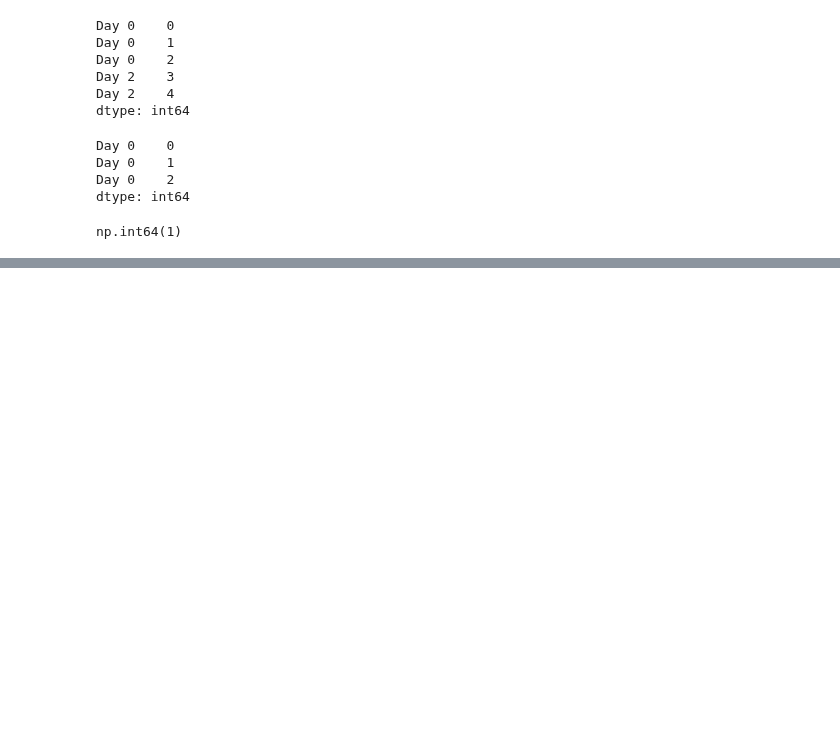
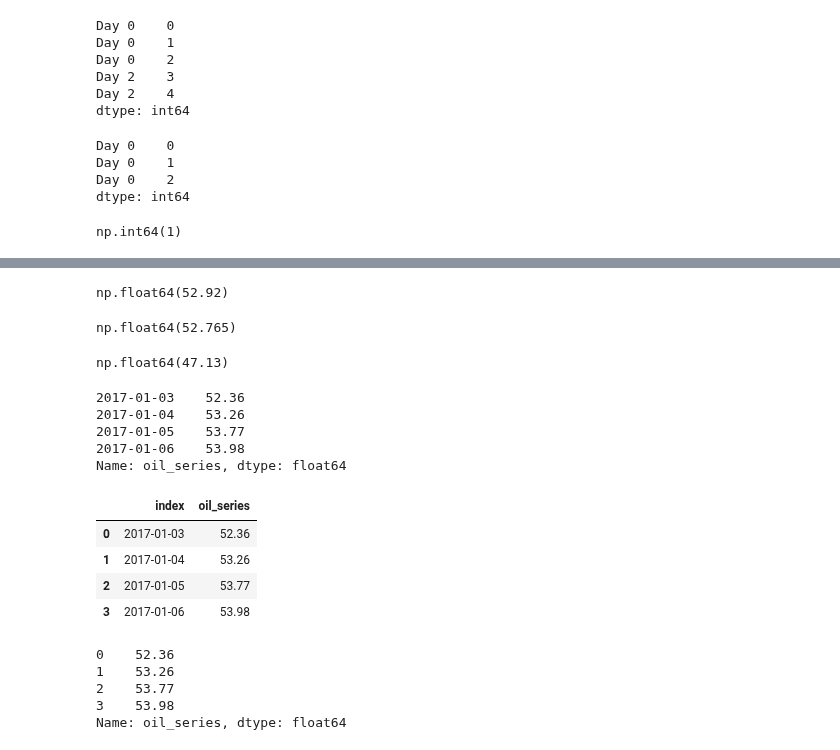
Before and after one commit to arunadas/effective-pandas, a Jupyter notebook: l_python_pandas/series.ipynb, the cells around one changed output, grey strips where cells are left out. Saved outputs shown, nothing was run; the diff lists cells and outputs as text; code cells hidden in the pictures; blank space fills up the shorter version.

Commit message:
series

```diff
--- a/l_python_pandas/series.ipynb
+++ b/l_python_pandas/series.ipynb
@@ -627,0 +635,5 @@ my_series.reset_
+# %%
+# create a Dataframe from the oil file, drop missing values
+oil = pd.read_csv("./retail/oil.csv").dropna()
+
+oil.head()
@@ -627,0 +647,8 @@ my_series.reset_
+# %%
+oil_array = np.array(oil["dcoilwtico"].iloc[1000:1100])
+
+date = np.array(oil["date"].iloc[1000:1100])
+# %%
+oil_series = pd.Series(oil_array, index=date, name = "oil_series")
+
+oil_series
@@ -627,0 +668,39 @@ my_series.reset_
+# %%
+# mean of first 10
+oil_series[1:11].mean()
+# %% [output]
+np.float64(52.92)
+# %%
+oil_series.iloc[:10].mean()
+# %% [output]
+np.float64(52.765)
+# %%
+# mean of last 10 elements
+oil_series.iloc[-10:].mean()
+# %% [output]
+np.float64(47.13)
+# %%
+# grab all prices from jan 1st 2017- jan 7th 2017 (inclusive) and reset the index to integers
+oil_series.loc["2017-01-01":"2017-01-07"]
+# %% [output]
+2017-01-03    52.36
+2017-01-04    53.26
+2017-01-05    53.77
+2017-01-06    53.98
+Name: oil_series, dtype: float64
+# %%
+oil_series.loc["2017-01-01":"2017-01-07"].reset_index()
+# %% [output]
+|  | index | oil_series |
+| 0 | 2017-01-03 | 52.36 |
+| 1 | 2017-01-04 | 53.26 |
+| 2 | 2017-01-05 | 53.77 |
+| 3 | 2017-01-06 | 53.98 |
+# %%
+oil_series.loc["2017-01-01":"2017-01-07"].reset_index(drop=True)
+# %% [output]
+0    52.36
+1    53.26
+2    53.77
+3    53.98
+Name: oil_series, dtype: float64
```
Also changed, not shown: parts of 4 cells of this notebook.
